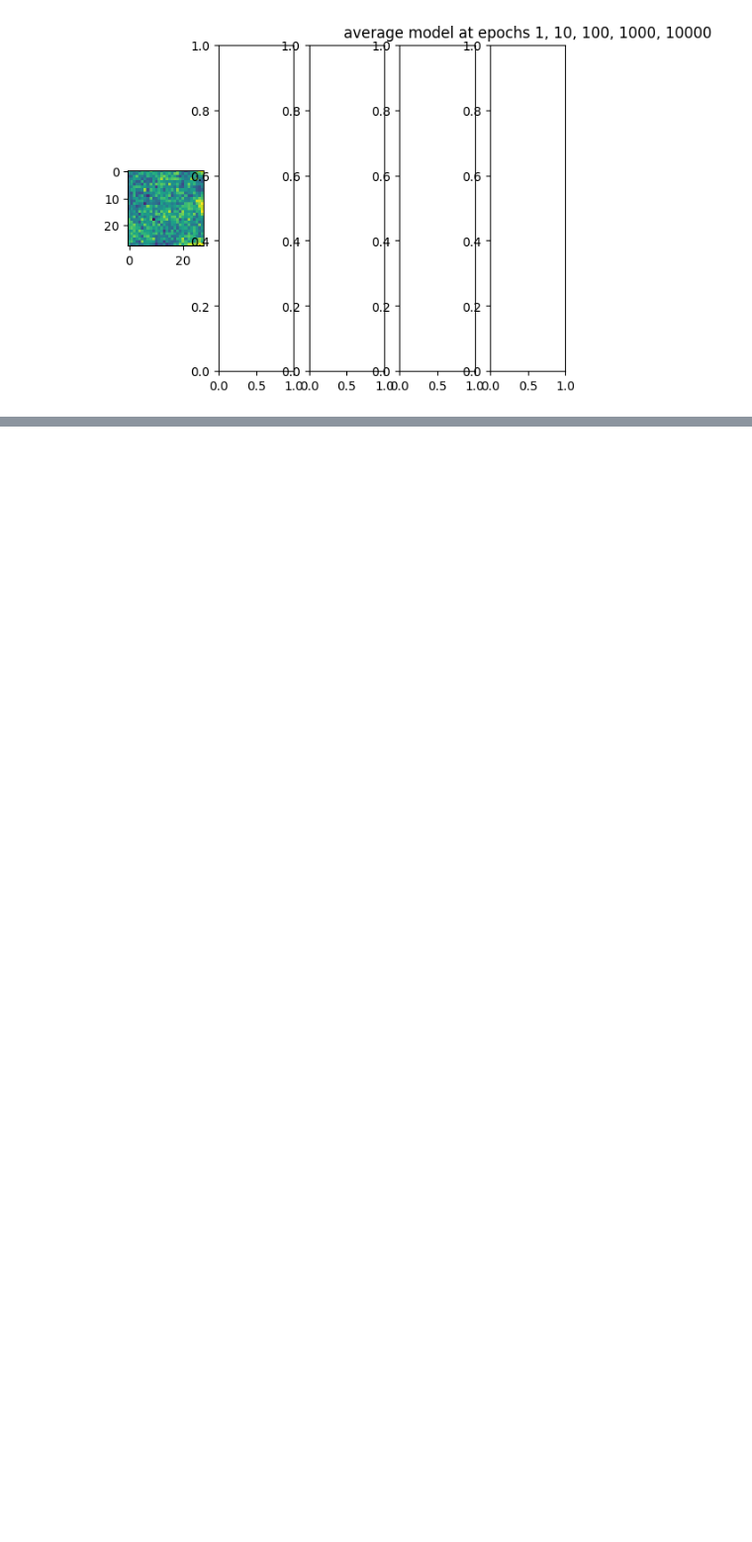
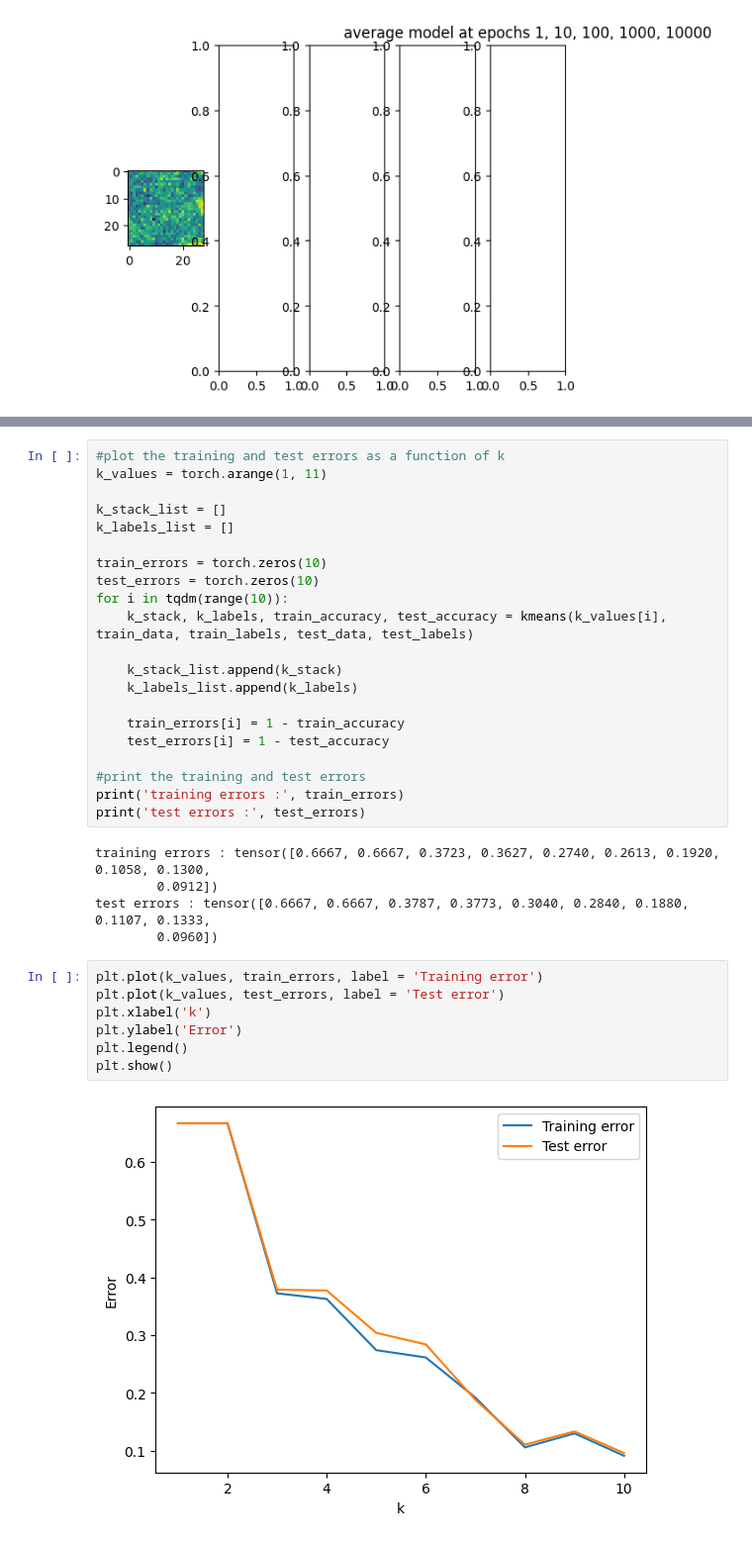
Before and after one commit to Parabrele/AppStat_DM_1, a Jupyter notebook: DM1.ipynb, the cells around one changed output, grey strips where cells are left out. Shown: that part at 99% size. Saved outputs shown, nothing was run; the diff lists cells and outputs as text; blank space fills up the shorter version.

```diff
--- a/DM1.ipynb
+++ b/DM1.ipynb
@@ -323,0 +516,35 @@ Done.
+# %%
+#plot the training and test errors as a function of k
+k_values = torch.arange(1, 11)
+
+k_stack_list = []
+k_labels_list = []
+
+train_errors = torch.zeros(10)
+test_errors = torch.zeros(10)
+for i in tqdm(range(10)):
+    k_stack, k_labels, train_accuracy, test_accuracy = kmeans(k_values[i], train_data, train_labels, test_data, test_labels)
+
+    k_stack_list.append(k_stack)
+    k_labels_list.append(k_labels)
+
+    train_errors[i] = 1 - train_accuracy
+    test_errors[i] = 1 - test_accuracy
+
+#print the training and test errors
+print('training errors :', train_errors)
+print('test errors :', test_errors)
+# %% [output]
+training errors : tensor([0.6667, 0.6667, 0.3723, 0.3627, 0.2740, 0.2613, 0.1920, 0.1058, 0.1300,
+        0.0912])
+test errors : tensor([0.6667, 0.6667, 0.3787, 0.3773, 0.3040, 0.2840, 0.1880, 0.1107, 0.1333,
+        0.0960])
+# %%
+plt.plot(k_values, train_errors, label = 'Training error')
+plt.plot(k_values, test_errors, label = 'Test error')
+plt.xlabel('k')
+plt.ylabel('Error')
+plt.legend()
+plt.show()
+# %% [output]
+[figure, added]
```
Also changed, not shown: parts of 10 cells of this notebook.
